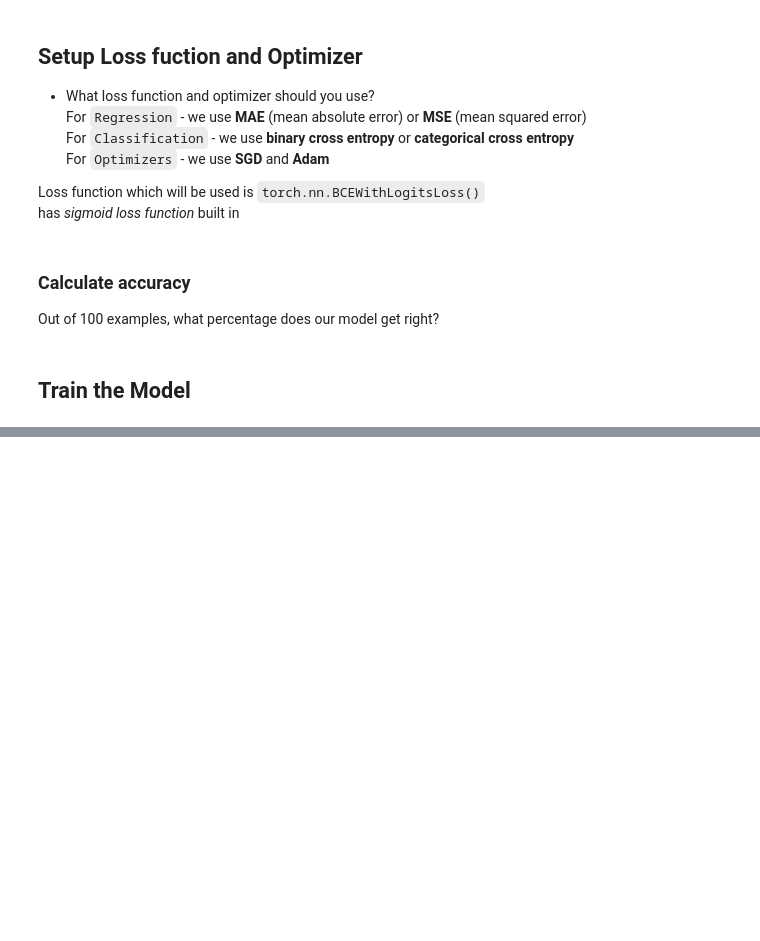
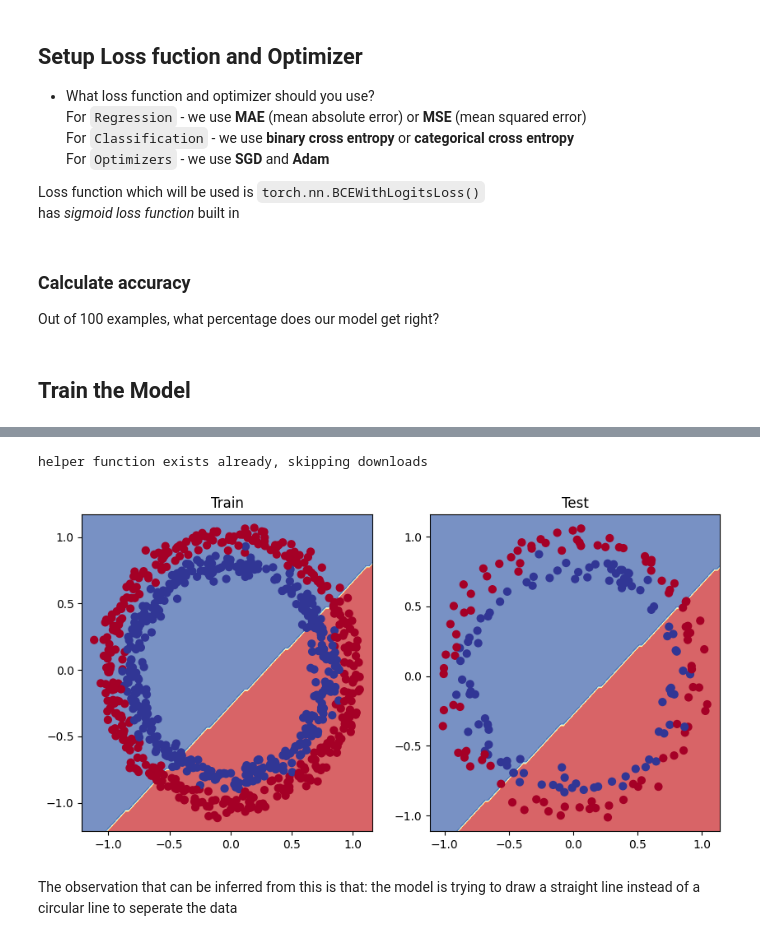
Before and after one commit to yashkathe/Deep-Learning-with-PyTorch, a Jupyter notebook: 02_neural_network_classification.ipynb, the cells around one changed output, grey strips where cells are left out. Drawn from its saved outputs; the diff is of its cells as text; code cells hidden in the pictures; blank space fills up the shorter version.

```diff
--- a/02_neural_network_classification.ipynb
+++ b/02_neural_network_classification.ipynb
@@ -259,0 +269,11 @@ def accuracy_fn(y_true, y_pred):
+# %%
+# View the first 5 outputs of forward pass on the test data
+
+model_0.eval()
+
+with torch.inference_mode():
+  y_logits = model_0(x_test.to(device))
+
+y_logits[:5]
+# raw output predicition without passing the model to any activatio functions
+# raw output going through our two layers the logits are going to be these:
@@ -259,0 +431,12 @@ def accuracy_fn(y_true, y_pred):
+# %%
+# Download helper function from github repository (raw version)
+
+if Path("helper_functions.py").is_file():
+  print("helper function exists already, skipping downloads")
+else:
+  print("Downloading helper_functions.py")
+  request = requests.get("https://raw.githubusercontent.com/mrdbourke/pytorch-deep-learning/main/helper_functions.py")
+  with open("helper_functions.py", "wb") as f:
+    f.write(request.content)
+# %% [output]
+helper function exists already, skipping downloads
@@ -259,0 +447,14 @@ def accuracy_fn(y_true, y_pred):
+# %%
+plt.figure(figsize=(10,5))
+plt.subplot(1,2,1)
+plt.title("Train")
+
+plot_decision_boundary(model_0, x_train, y_train)
+
+plt.subplot(1, 2, 2)
+plt.title("Test")
+plot_decision_boundary(model_0, x_test, y_test)
+# %% [output]
+[figure, added]
+# %% [markdown]
+The observation that can be inferred from this is that: the model is trying to draw a straight line instead of a circular line to seperate the data
```
Also changed, not shown: parts of 60 cells of this notebook.
